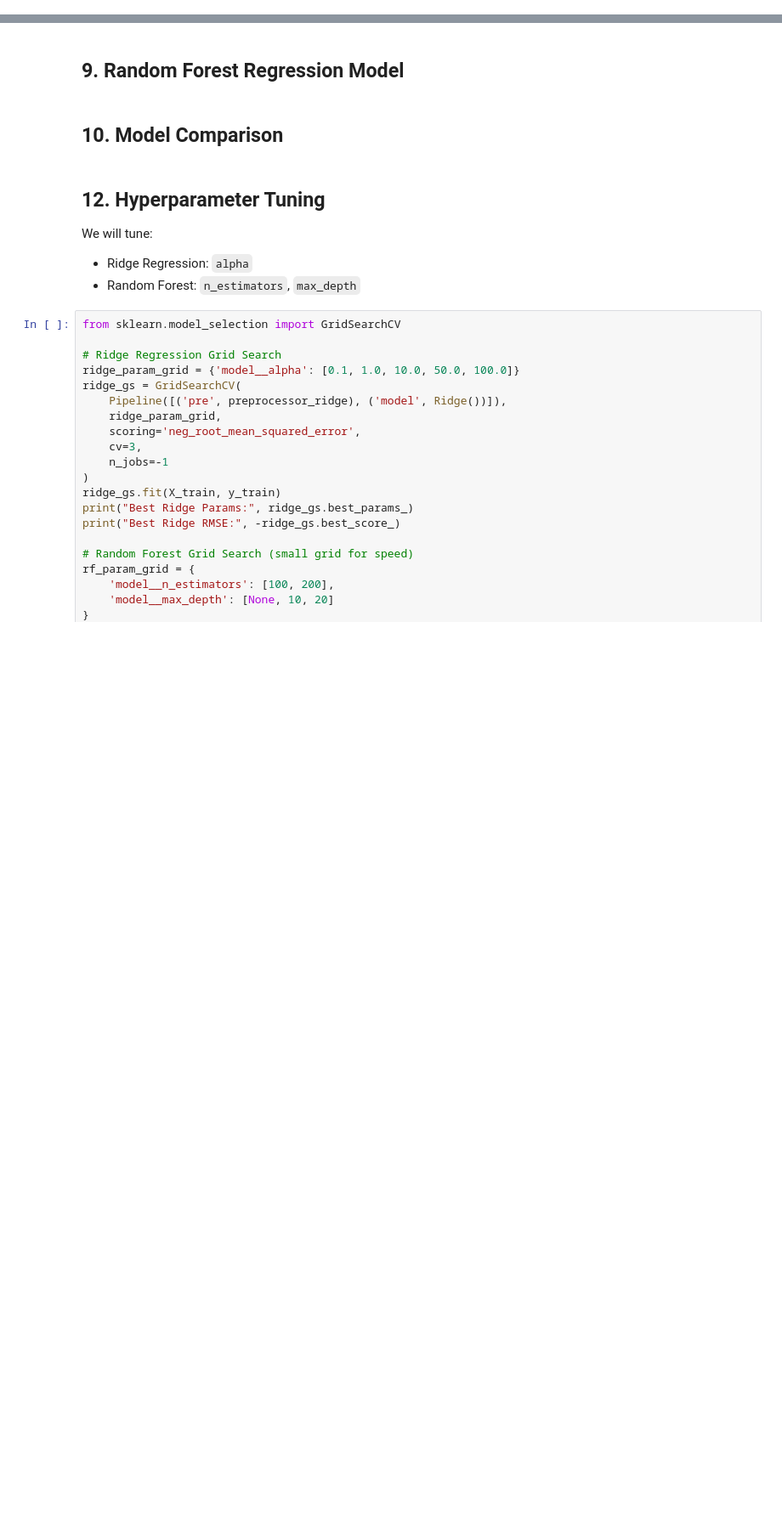
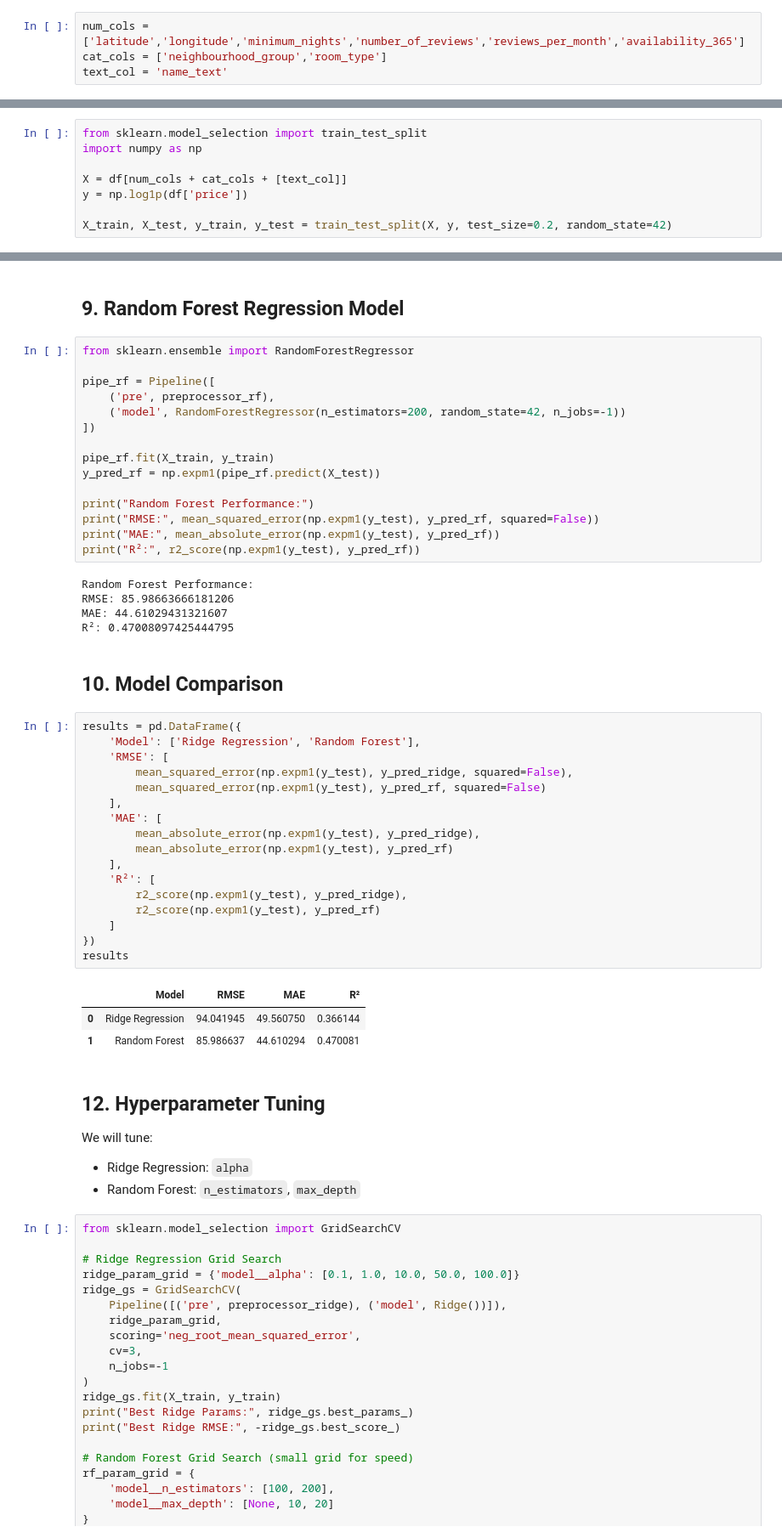
Before and after one commit to mindful-ai/ai-bootcamp-12082025, a Jupyter notebook: day-04/regression-exercise/model-building.ipynb, the cells around one changed output, grey strips where cells are left out. Shown at 85% size. Saved outputs shown, nothing was run; the diff lists cells and outputs as text; blank space fills up the shorter version.

```diff
--- a/day-04/regression-exercise/model-building.ipynb
+++ b/day-04/regression-exercise/model-building.ipynb
@@ -54,9 +132,21 @@ We'll keep:
 - Numeric: latitude, longitude, minimum_nights, number_of_reviews, reviews_per_month, availability_365
 - Categorical: neighbourhood_group, room_type
 - Text: name
+# %%
+num_cols = ['latitude','longitude','minimum_nights','number_of_reviews','reviews_per_month','availability_365']
+cat_cols = ['neighbourhood_group','room_type']
+text_col = 'name_text'
 # %% [markdown]
 ## 6. Train/Test Split
 We use log(price) as the target to reduce skew.
+# %%
+from sklearn.model_selection import train_test_split
+import numpy as np
+
+X = df[num_cols + cat_cols + [text_col]]
+y = np.log1p(df['price'])
+
+X_train, X_test, y_train, y_test = train_test_split(X, y, test_size=0.2, random_state=42)
 # %% [markdown]
 ## 7. Preprocessing Pipelines
 Separate numeric, categorical, and text transformations.
@@ -100,7 +243,48 @@ from sklearn.decomposition import TruncatedSVD
 # %% [markdown]
 ## 9. Random Forest Regression Model
+# %%
+from sklearn.ensemble import RandomForestRegressor
+
+pipe_rf = Pipeline([
+    ('pre', preprocessor_rf),
+    ('model', RandomForestRegressor(n_estimators=200, random_state=42, n_jobs=-1))
+])
+
+pipe_rf.fit(X_train, y_train)
+y_pred_rf = np.expm1(pipe_rf.predict(X_test))
+
+print("Random Forest Performance:")
+print("RMSE:", mean_squared_error(np.expm1(y_test), y_pred_rf, squared=False))
+print("MAE:", mean_absolute_error(np.expm1(y_test), y_pred_rf))
+print("R²:", r2_score(np.expm1(y_test), y_pred_rf))
+# %% [output]
+Random Forest Performance:
+RMSE: 85.98663666181206
+MAE: 44.61029431321607
+R²: 0.47008097425444795
 # %% [markdown]
 ## 10. Model Comparison
+# %%
+results = pd.DataFrame({
+    'Model': ['Ridge Regression', 'Random Forest'],
+    'RMSE': [
+        mean_squared_error(np.expm1(y_test), y_pred_ridge, squared=False),
+        mean_squared_error(np.expm1(y_test), y_pred_rf, squared=False)
+    ],
+    'MAE': [
+        mean_absolute_error(np.expm1(y_test), y_pred_ridge),
+        mean_absolute_error(np.expm1(y_test), y_pred_rf)
+    ],
+    'R²': [
+        r2_score(np.expm1(y_test), y_pred_ridge),
+        r2_score(np.expm1(y_test), y_pred_rf)
+    ]
+})
+results
+# %% [output]
+|  | Model | RMSE | MAE | R² |
+| 0 | Ridge Regression | 94.041945 | 49.560750 | 0.366144 |
+| 1 | Random Forest | 85.986637 | 44.610294 | 0.470081 |
 # %% [markdown]
 ## 12. Hyperparameter Tuning
 We will tune:
```
Also changed, not shown: parts of 17 cells of this notebook.
